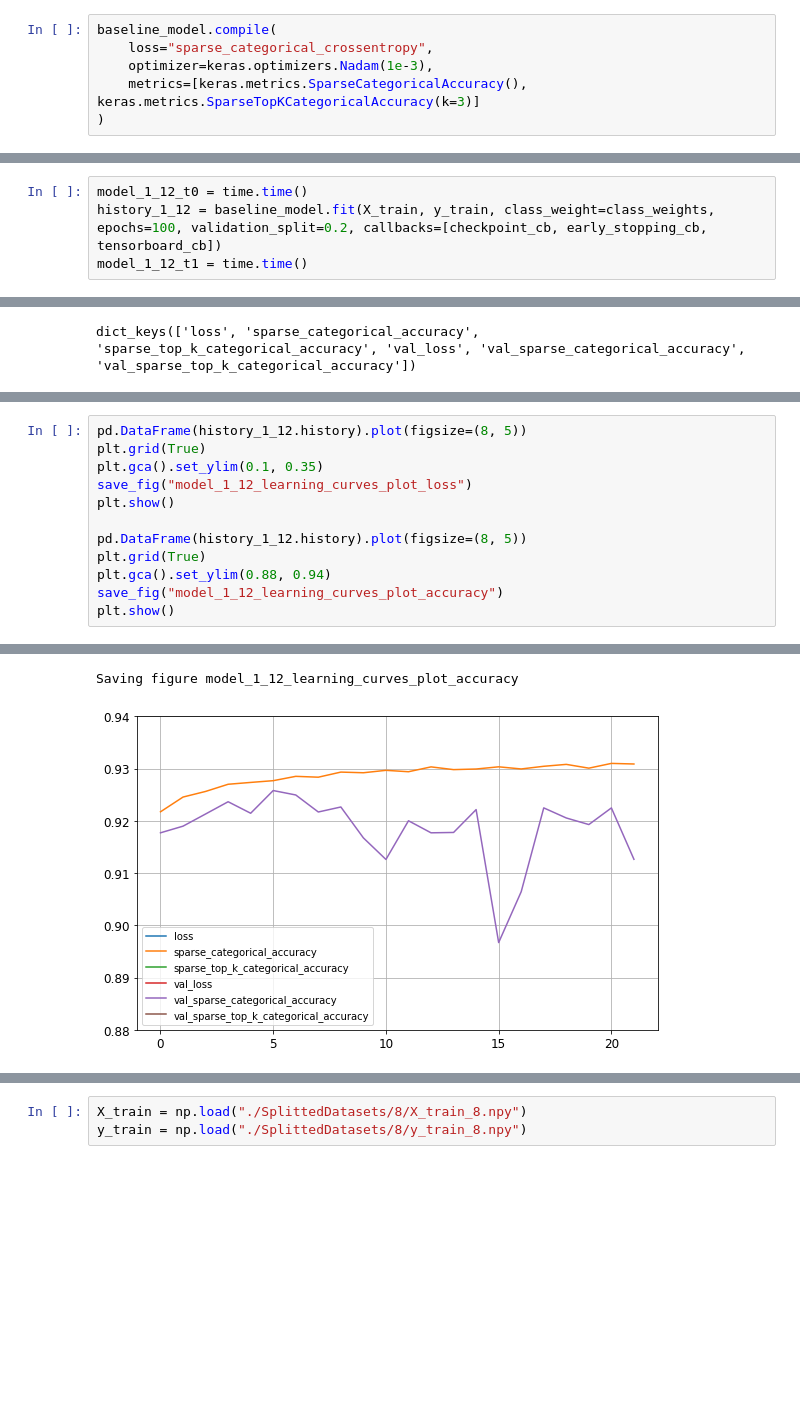
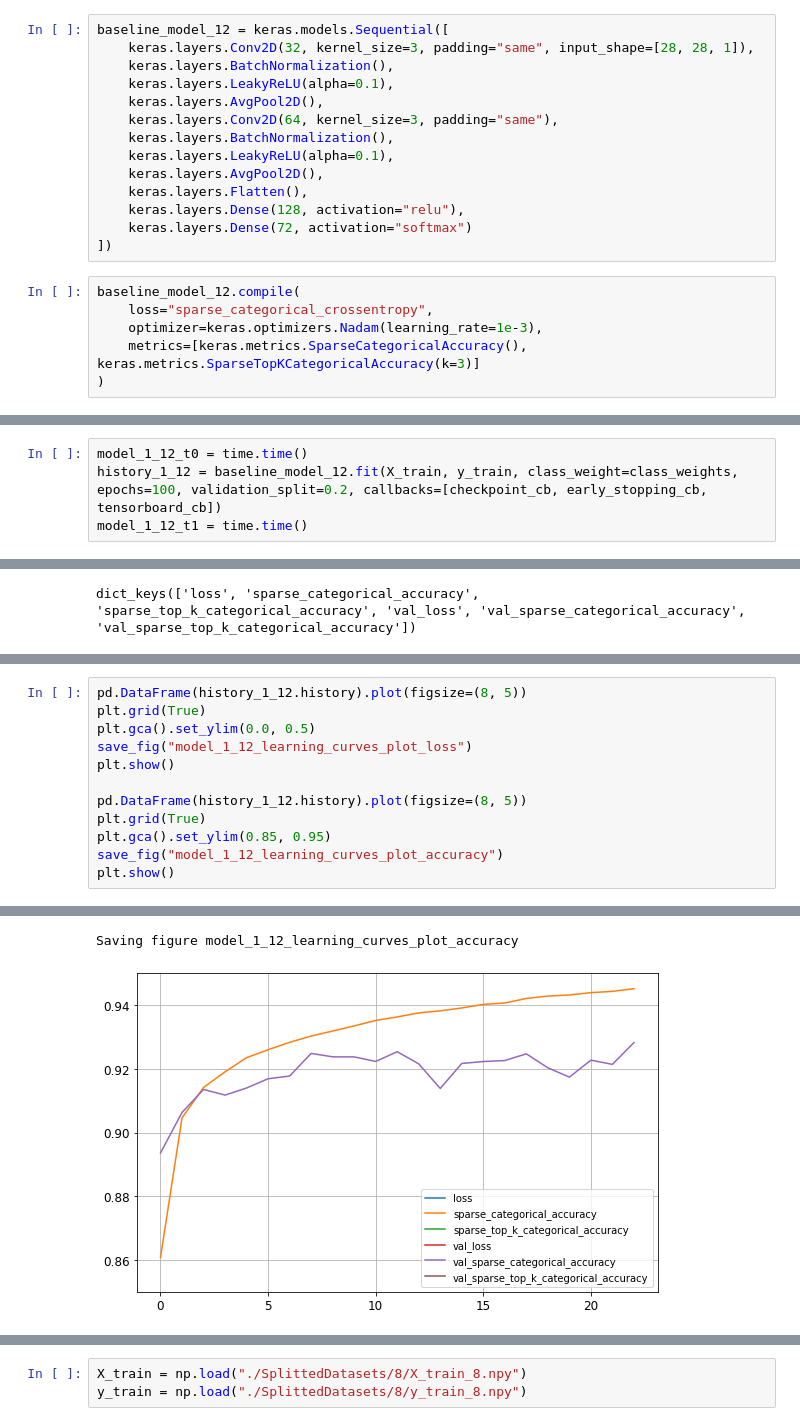
Before and after one commit to abodaotabashi/turkaracter, a Jupyter notebook: Models.ipynb, the cells around one changed output, grey strips where cells are left out. Saved outputs shown, nothing was run; the diff lists cells and outputs as text; blank space fills up the shorter version.

Commit message:
Adding random resampled Models

```diff
--- a/Models.ipynb
+++ b/Models.ipynb
@@ -1497,9 +1511,23 @@ y_train_class_weights = y_train.reshape(-1)
 class_weights = class_weight.compute_class_weight('balanced', classes=np.unique(y_train), y=y_train_class_weights)
 # %%
 class_weights = {i : class_weights[i] for i in range(class_weights.shape[0])}
+# %%
+baseline_model_12 = keras.models.Sequential([
+    keras.layers.Conv2D(32, kernel_size=3, padding="same", input_shape=[28, 28, 1]),
+    keras.layers.BatchNormalization(),
+    keras.layers.LeakyReLU(alpha=0.1),
+    keras.layers.AvgPool2D(),
+    keras.layers.Conv2D(64, kernel_size=3, padding="same"),
+    keras.layers.BatchNormalization(),
+    keras.layers.LeakyReLU(alpha=0.1),
+    keras.layers.AvgPool2D(),
+    keras.layers.Flatten(),
+    keras.layers.Dense(128, activation="relu"),
+    keras.layers.Dense(72, activation="softmax")
+])
 # %%
-baseline_model.compile(
+baseline_model_12.compile(
     loss="sparse_categorical_crossentropy",
-    optimizer=keras.optimizers.Nadam(1e-3),
+    optimizer=keras.optimizers.Nadam(learning_rate=1e-3),
     metrics=[keras.metrics.SparseCategoricalAccuracy(), keras.metrics.SparseTopKCategoricalAccuracy(k=3)]
 )
@@ -1538,7 +1546,7 @@ run_logdir = get_run_logdir()
 tensorboard_cb = keras.callbacks.TensorBoard(run_logdir)
 # %%
 model_1_12_t0 = time.time()
-history_1_12 = baseline_model.fit(X_train, y_train, class_weight=class_weights, epochs=100, validation_split=0.2, callbacks=[checkpoint_cb, early_stopping_cb, tensorboard_cb])
+history_1_12 = baseline_model_12.fit(X_train, y_train, class_weight=class_weights, epochs=100, validation_split=0.2, callbacks=[checkpoint_cb, early_stopping_cb, tensorboard_cb])
 model_1_12_t1 = time.time()
 # %% [output]
 Epoch 1/100
@@ -1587,13 +1595,13 @@ INFO:tensorflow:Assets written to: ./Model_Checkpoints/baseline_model_1_12\asset
 # %%
 pd.DataFrame(history_1_12.history).plot(figsize=(8, 5))
 plt.grid(True)
-plt.gca().set_ylim(0.1, 0.35)
+plt.gca().set_ylim(0.0, 0.5)
 save_fig("model_1_12_learning_curves_plot_loss")
 plt.show()
 
 pd.DataFrame(history_1_12.history).plot(figsize=(8, 5))
 plt.grid(True)
-plt.gca().set_ylim(0.88, 0.94)
+plt.gca().set_ylim(0.85, 0.95)
 save_fig("model_1_12_learning_curves_plot_accuracy")
 plt.show()
 # %% [output]
@@ -1602,3 +1610,3 @@ Saving figure model_1_12_learning_curves_plot_loss
 Saving figure model_1_12_learning_curves_plot_accuracy
-[figure, old version]
+[figure, new version]
 # %% [markdown]
```
Also changed, not shown: parts of 216 cells of this notebook, 33 other files.
